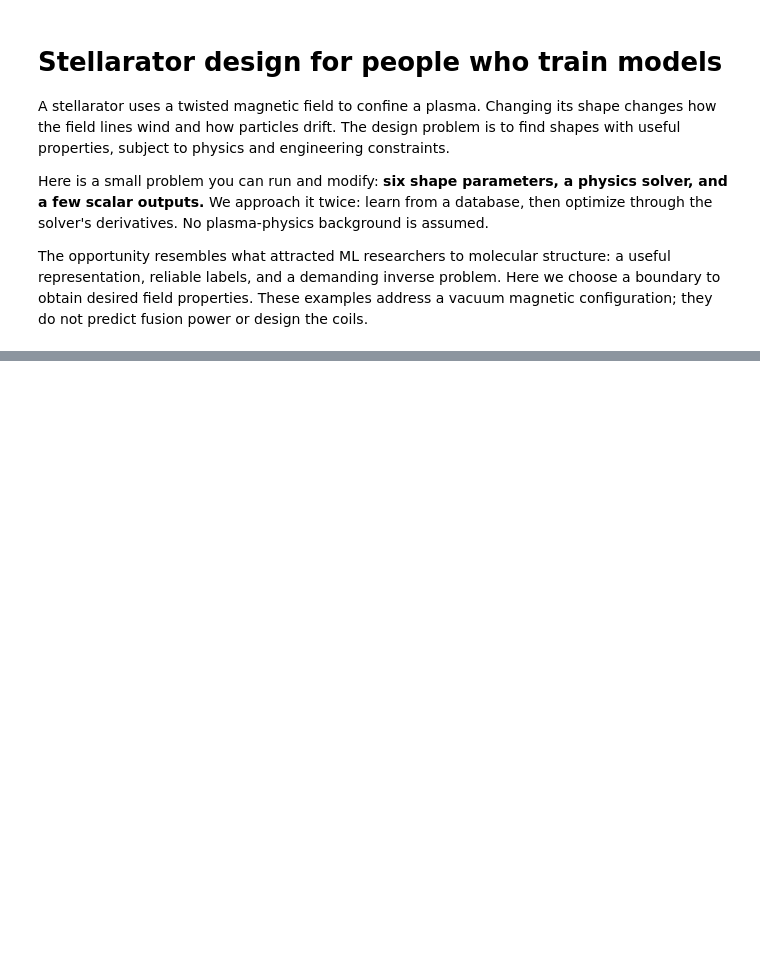
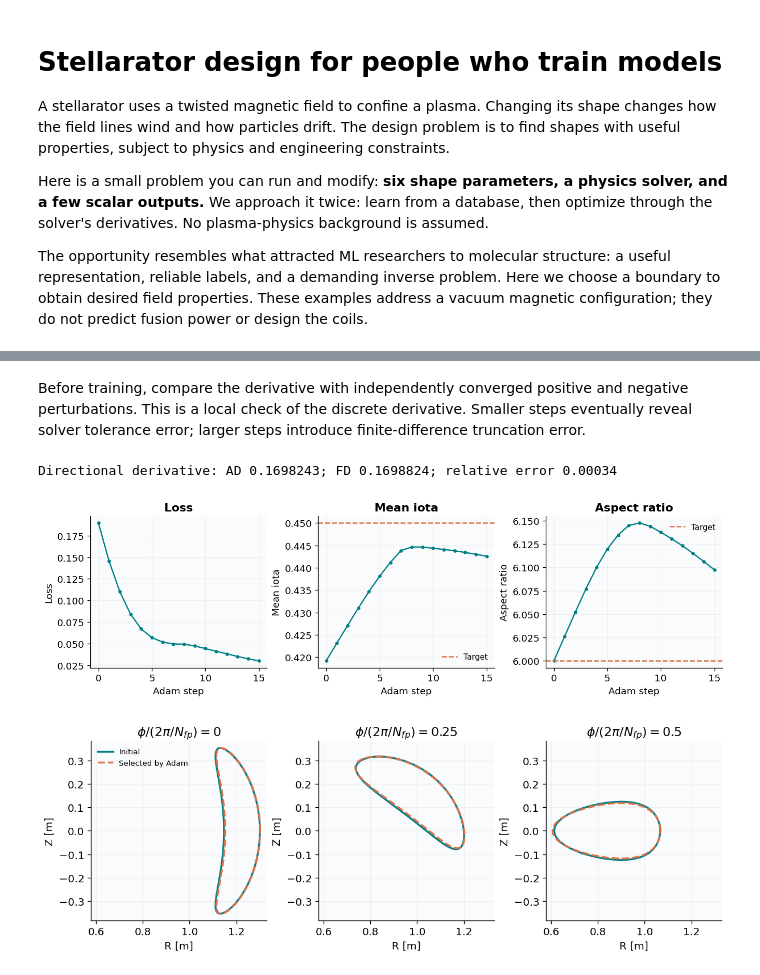
Before and after one commit to uwplasma/vmex, a Jupyter notebook: examples/machine_learning/stellarator_optimization.ipynb, the cells around one changed output, grey strips where cells are left out. Cells and saved outputs as stored; diff of their text form; code cells hidden in the pictures; blank space fills up the shorter version.

```diff
--- a/examples/machine_learning/stellarator_optimization.ipynb
+++ b/examples/machine_learning/stellarator_optimization.ipynb
@@ -361,0 +318,10 @@ If you send this notebook to someone: the plots are the starting point; ask them
+# %%
+def loss(x):
+    """Normalized parameters → VMEX equilibrium → scalar loss."""
+    return problem.jax_fun(x_seed+STEP*x)
+
+
+value_and_grad = jax.value_and_grad(loss)
+x = jnp.zeros(len(DOF_NAMES))
+value, gradient = value_and_grad(x)
+print(f"Initial loss: {float(value):.6f}")
@@ -361,0 +330,35 @@ If you send this notebook to someone: the plots are the starting point; ask them
+# %% [markdown]
+Before training, compare the derivative with independently converged positive and negative perturbations. This is a local check of the discrete derivative. Smaller steps eventually reveal solver tolerance error; larger steps introduce finite-difference truncation error.
+# %%
+direction = np.asarray(gradient)/np.linalg.norm(gradient)
+h = 0.01
+plus, minus = solve(h*direction), solve(-h*direction)
+fd = (float(physical_loss(plus.state, plus.runtime))
+      - float(physical_loss(minus.state, minus.runtime)))/(2*h)
+ad = float(gradient @ direction)
+print(f"Directional derivative: AD {ad:.7f}; FD {fd:.7f}; relative error {abs(ad/fd-1):.2g}")
+np.testing.assert_allclose(ad, fd, rtol=1e-3, atol=1e-6)
+# %% [output]
+Directional derivative: AD 0.1698243; FD 0.1698824; relative error 0.00034
+# %%
+optimizer = optax.chain(optax.clip_by_global_norm(1.0), optax.adam(LEARNING_RATE))
+optimizer_state = optimizer.init(x)
+xs, losses = [], []
+for iteration in range(ADAM_STEPS+1):
+    value, gradient = value_and_grad(x)
+    if not np.isfinite(value) or not np.isfinite(gradient).all():
+        raise RuntimeError("Non-finite loss/gradient; inspect the equilibrium before continuing")
+    xs.append(np.asarray(x)); losses.append(float(value))
+    if iteration < ADAM_STEPS:
+        updates, optimizer_state = optimizer.update(gradient, optimizer_state, x)
+        x = jnp.clip(optax.apply_updates(x, updates), -1, 1)
+best_x = xs[int(np.argmin(losses))]
+# %%
+# These physical labels come from independent solves, not the surrogate.
+trajectory = [solve(x) for x in xs]
+values = np.array([physical_labels(eq.state, eq.runtime) for eq in trajectory])
+show_training(losses, values)
+show_sections([initial, trajectory[int(np.argmin(losses))]], ["Initial", "Selected by Adam"])
+# %% [output]
+[figure, added]
+[figure, added]
```
Also changed, not shown: parts of 43 cells of this notebook, 3 other files.
